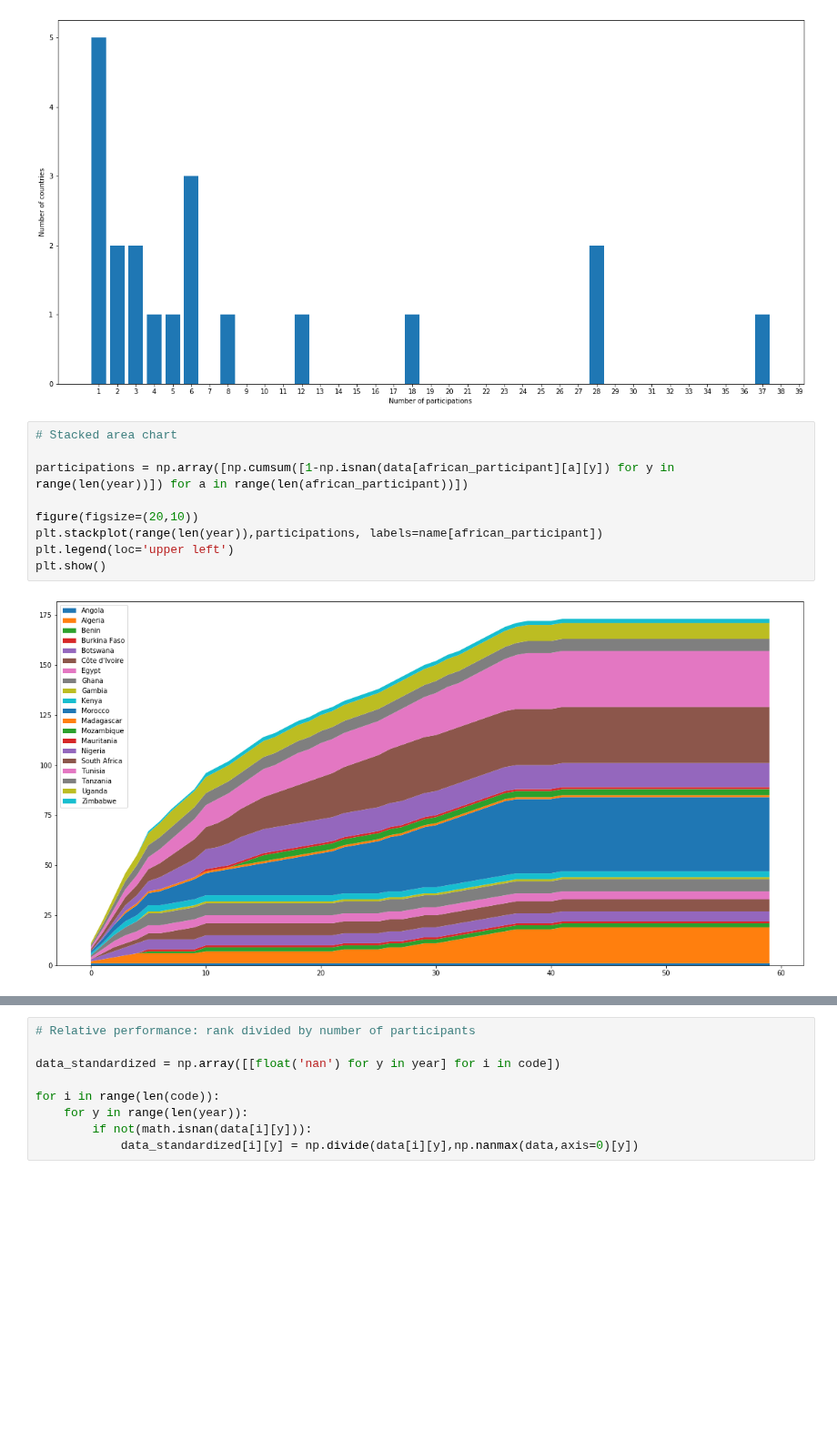
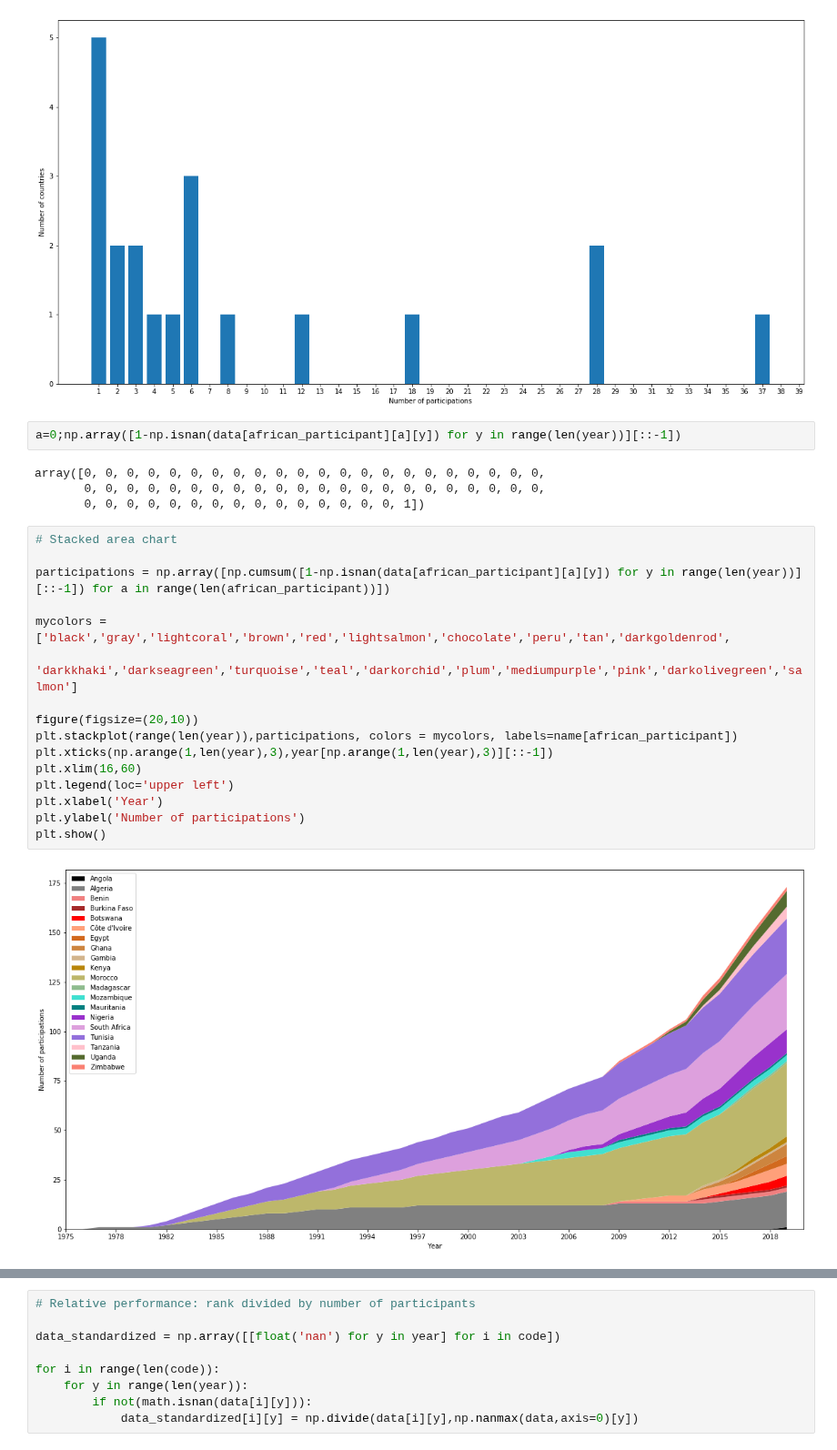
Before and after one commit to Djimdou/Side-Projects, a Jupyter notebook: IMO-Web-Scraping.ipynb, the cells around one changed output, grey strips where cells are left out. Shown at 91% size. Cells and saved outputs as stored; diff of their text form; blank space fills up the shorter version.

```diff
--- a/IMO-Web-Scraping.ipynb
+++ b/IMO-Web-Scraping.ipynb
@@ -139,16 +139,29 @@ plt.ylabel('Number of countries')
 plt.show()
 # %% [output]
 [figure]
+# %%
+a=0;np.array([1-np.isnan(data[african_participant][a][y]) for y in range(len(year))][::-1])
+# %% [output]
+array([0, 0, 0, 0, 0, 0, 0, 0, 0, 0, 0, 0, 0, 0, 0, 0, 0, 0, 0, 0, 0, 0,
+       0, 0, 0, 0, 0, 0, 0, 0, 0, 0, 0, 0, 0, 0, 0, 0, 0, 0, 0, 0, 0, 0,
+       0, 0, 0, 0, 0, 0, 0, 0, 0, 0, 0, 0, 0, 0, 0, 1])
 # %%
 # Stacked area chart
 
-participations = np.array([np.cumsum([1-np.isnan(data[african_participant][a][y]) for y in range(len(year))]) for a in range(len(african_participant))])
+participations = np.array([np.cumsum([1-np.isnan(data[african_participant][a][y]) for y in range(len(year))][::-1]) for a in range(len(african_participant))])
+
+mycolors = ['black','gray','lightcoral','brown','red','lightsalmon','chocolate','peru','tan','darkgoldenrod',
+            'darkkhaki','darkseagreen','turquoise','teal','darkorchid','plum','mediumpurple','pink','darkolivegreen','salmon']
 
 figure(figsize=(20,10))
-plt.stackplot(range(len(year)),participations, labels=name[african_participant])
+plt.stackplot(range(len(year)),participations, colors = mycolors, labels=name[african_participant])
+plt.xticks(np.arange(1,len(year),3),year[np.arange(1,len(year),3)][::-1])
+plt.xlim(16,60)
 plt.legend(loc='upper left')
+plt.xlabel('Year')
+plt.ylabel('Number of participations')
 plt.show()
 # %% [output]
-[figure, old version]
+[figure, new version]
 # %%
 # Plot: for each African country, evolution of its performance at IMO
```
Also changed, not shown: parts of 1 cell of this notebook.
